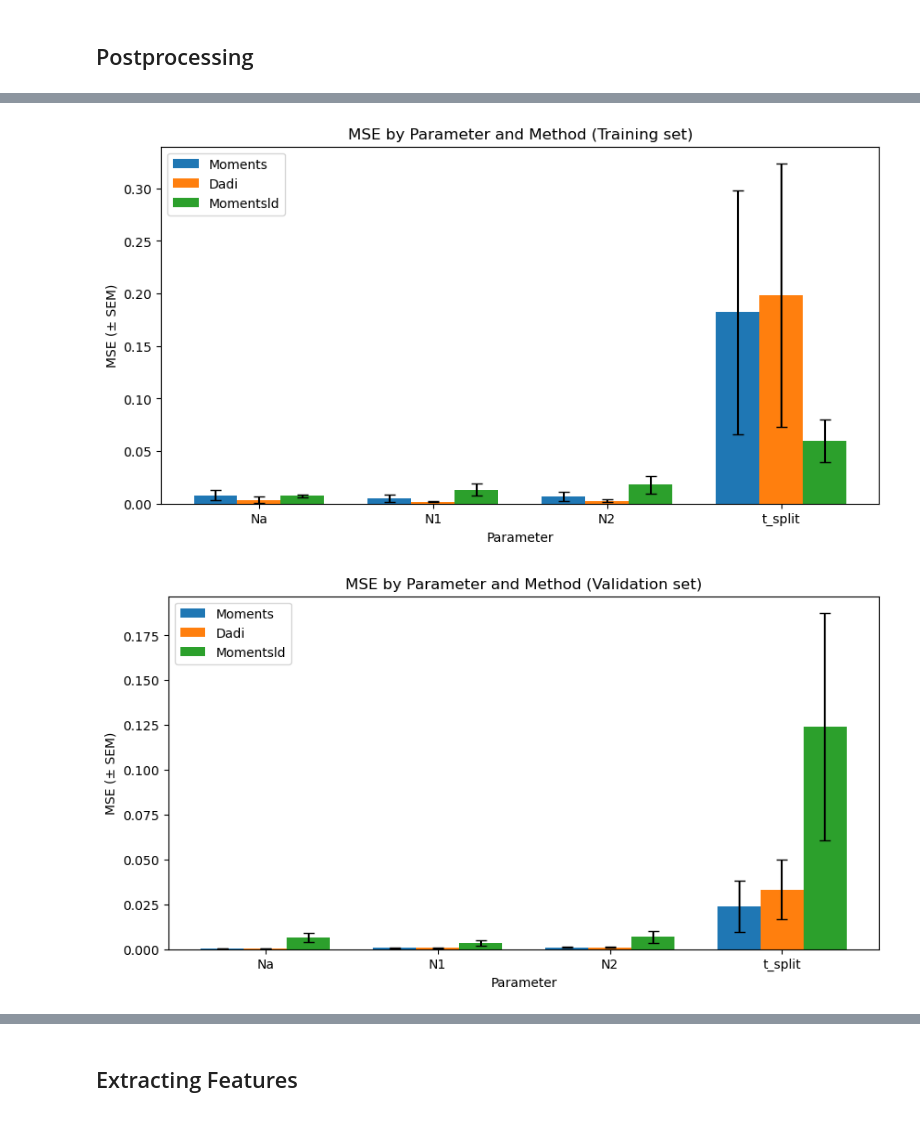
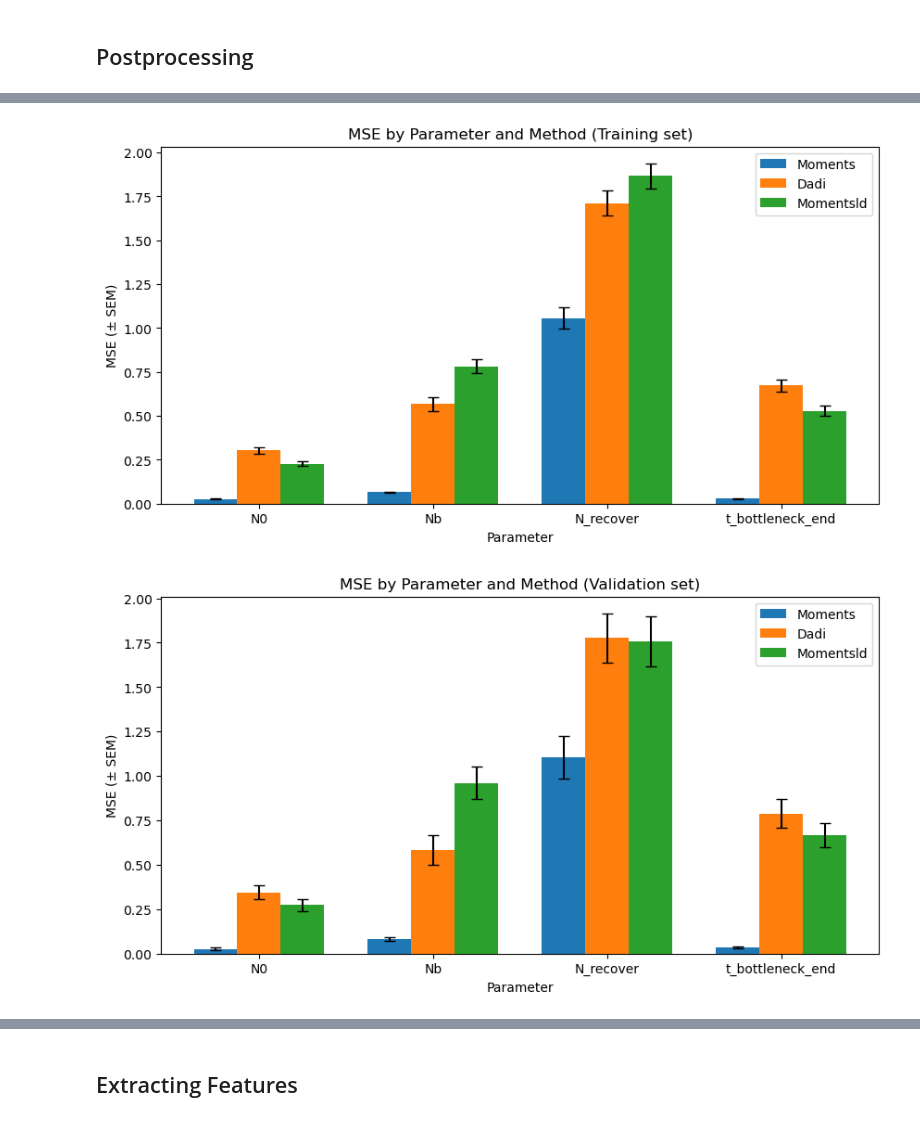
Before and after one commit to ak1376/Demographic_Inference, a Jupyter notebook: notebooks/running_remaining_rules.ipynb, the cells around one changed output, grey strips where cells are left out. Drawn from its saved outputs; the diff is of its cells as text; code cells hidden in the pictures.

```diff
--- a/notebooks/running_remaining_rules.ipynb
+++ b/notebooks/running_remaining_rules.ipynb
@@ -67,7 +67,7 @@ methods = {
 }
 
 # Define the parameters to plot
-parameters = ['Na', 'N1', 'N2', 't_split']
+parameters = ['N0', 'Nb', 'N_recover', 't_bottleneck_end']
 
 # Load upper and lower bounds from experiment_config
 upper_bounds = experiment_config.get('upper_bound_params', {})
@@ -372,13 +373,13 @@ def compute_and_plot_mse(post, parameters, methods):
 
     return final_mse_dict
 # %%
-parameters = ['Na', 'N1', 'N2', 't_split']
+parameters = ['N0', 'Nb', 'N_recover', 't_bottleneck_end']
 methods = ['moments', 'dadi', 'momentsLD']
 
 mse_dict = compute_and_plot_mse(post, parameters, methods)
 # %% [output]
-[figure, old version]
+[figure, new version]
-[figure, old version]
+[figure, new version]
 # %%
 mse_dict
 # %% [output]
```
Also changed, not shown: parts of 14 cells of this notebook, 6 other files.
